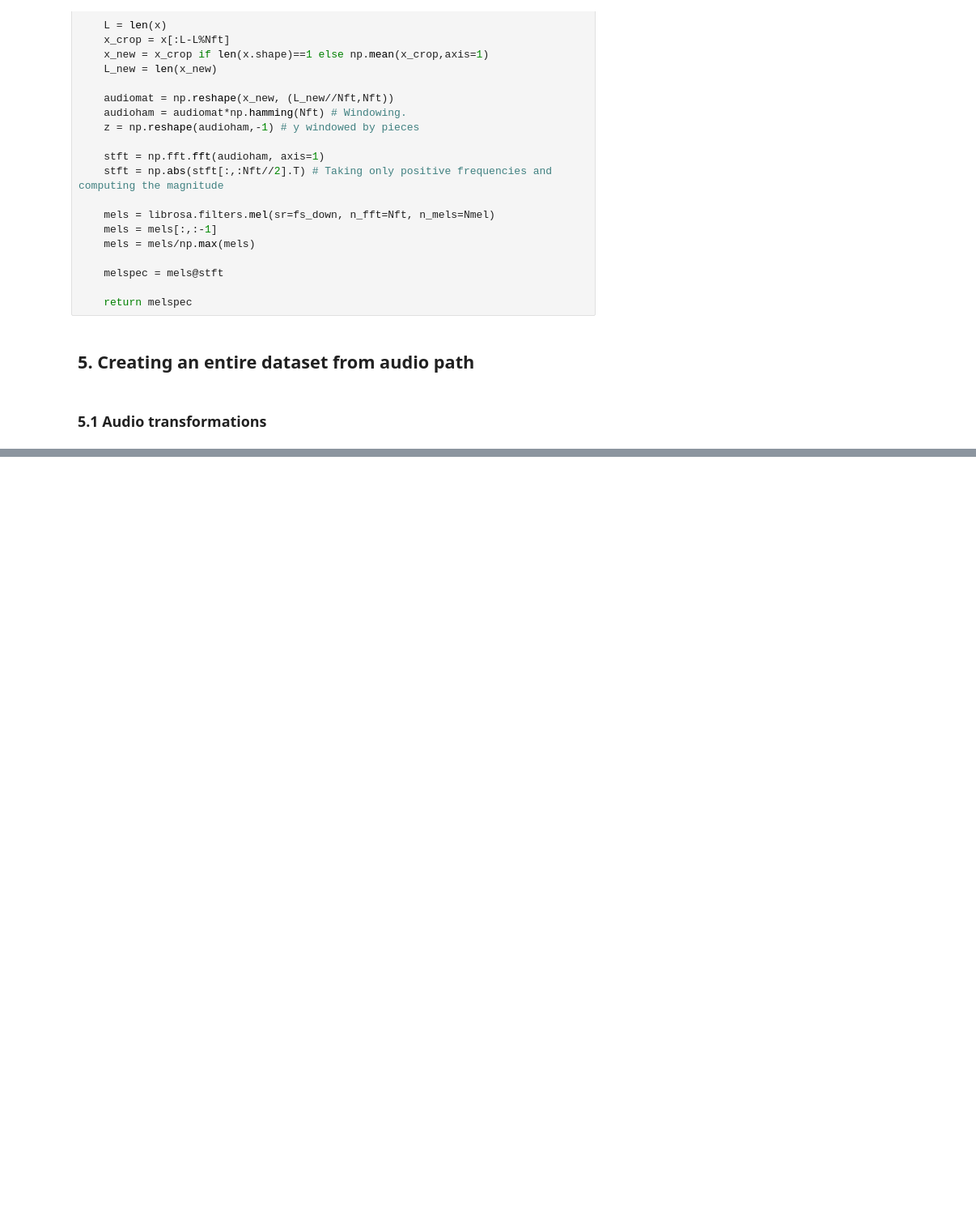
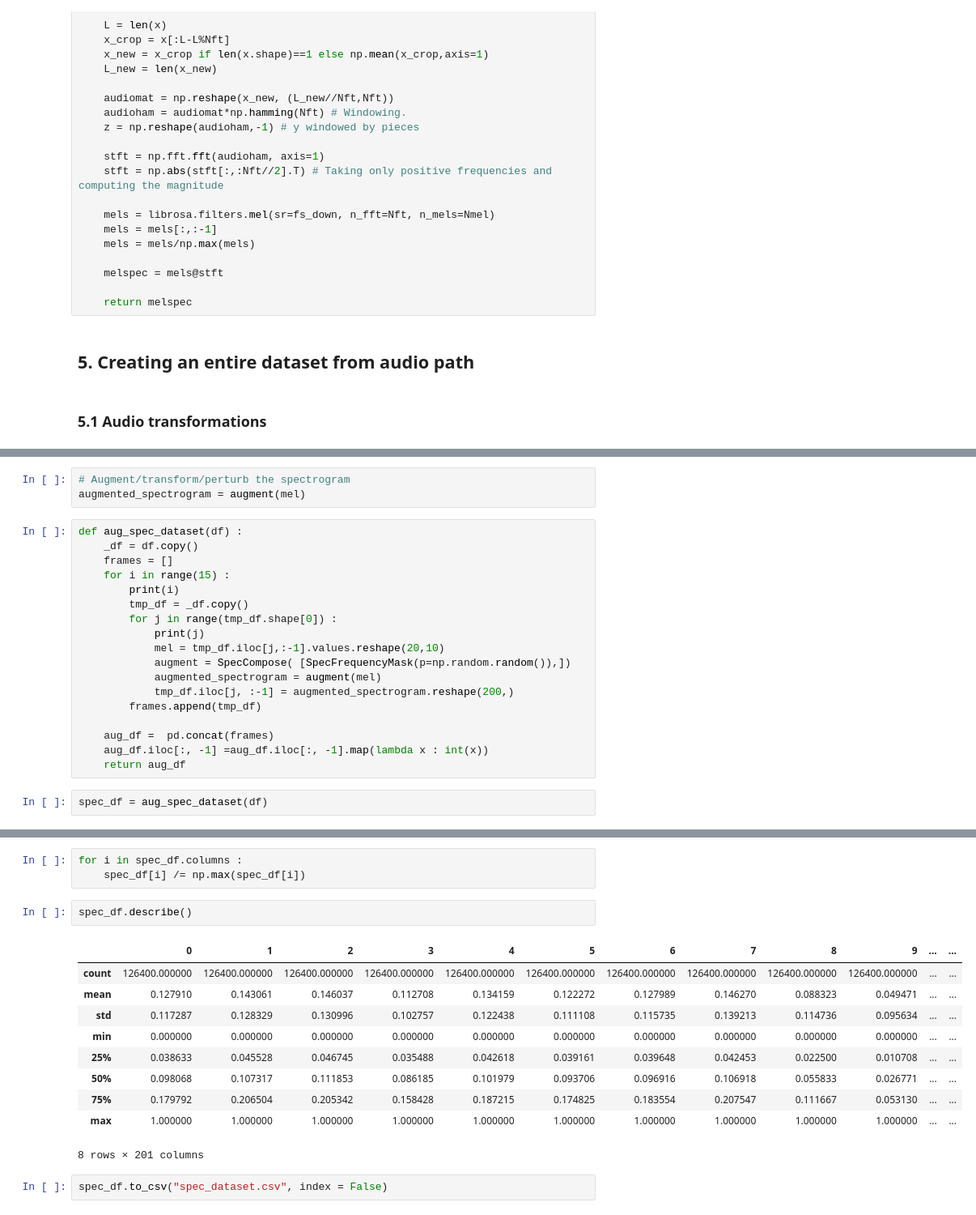
Before and after one commit to martinflor/CNN-ESC50Dataset, a Jupyter notebook: CNN_on_AudioESC50Dataset.ipynb, the cells around one changed output, grey strips where cells are left out. Shown at 81% size. Cells and saved outputs as stored; diff of their text form; blank space fills up the shorter version.

```diff
--- a/CNN_on_AudioESC50Dataset.ipynb
+++ b/CNN_on_AudioESC50Dataset.ipynb
@@ -423,0 +238,23 @@ Time needed :  2.042079210281372
+# %%
+# Augment/transform/perturb the spectrogram
+augmented_spectrogram = augment(mel)
+# %%
+def aug_spec_dataset(df) :
+    _df = df.copy()
+    frames = []
+    for i in range(15) :
+        print(i)
+        tmp_df = _df.copy()
+        for j in range(tmp_df.shape[0]) :
+            print(j)
+            mel = tmp_df.iloc[j,:-1].values.reshape(20,10)
+            augment = SpecCompose( [SpecFrequencyMask(p=np.random.random()),])
+            augmented_spectrogram = augment(mel)
+            tmp_df.iloc[j, :-1] = augmented_spectrogram.reshape(200,)
+        frames.append(tmp_df)
+
+    aug_df =  pd.concat(frames)
+    aug_df.iloc[:, -1] =aug_df.iloc[:, -1].map(lambda x : int(x))
+    return aug_df
+# %%
+spec_df = aug_spec_dataset(df)
@@ -423,0 +279,18 @@ Time needed :  2.042079210281372
+# %%
+for i in spec_df.columns :
+    spec_df[i] /= np.max(spec_df[i])
+# %%
+spec_df.describe()
+# %% [output]
+|  | 0 | 1 | 2 | 3 | 4 | 5 | 6 | 7 | 8 | 9 | ... | ... |
+| count | 126400.000000 | 126400.000000 | 126400.000000 | 126400.000000 | 126400.000000 | 126400.000000 | 126400.000000 | 126400.000000 | 126400.000000 | 126400.000000 | ... | ... |
+| mean | 0.127910 | 0.143061 | 0.146037 | 0.112708 | 0.134159 | 0.122272 | 0.127989 | 0.146270 | 0.088323 | 0.049471 | ... | ... |
+| std | 0.117287 | 0.128329 | 0.130996 | 0.102757 | 0.122438 | 0.111108 | 0.115735 | 0.139213 | 0.114736 | 0.095634 | ... | ... |
+| min | 0.000000 | 0.000000 | 0.000000 | 0.000000 | 0.000000 | 0.000000 | 0.000000 | 0.000000 | 0.000000 | 0.000000 | ... | ... |
+| 25% | 0.038633 | 0.045528 | 0.046745 | 0.035488 | 0.042618 | 0.039161 | 0.039648 | 0.042453 | 0.022500 | 0.010708 | ... | ... |
+| 50% | 0.098068 | 0.107317 | 0.111853 | 0.086185 | 0.101979 | 0.093706 | 0.096916 | 0.106918 | 0.055833 | 0.026771 | ... | ... |
+| 75% | 0.179792 | 0.206504 | 0.205342 | 0.158428 | 0.187215 | 0.174825 | 0.183554 | 0.207547 | 0.111667 | 0.053130 | ... | ... |
+| max | 1.000000 | 1.000000 | 1.000000 | 1.000000 | 1.000000 | 1.000000 | 1.000000 | 1.000000 | 1.000000 | 1.000000 | ... | ... |
+8 rows × 201 columns
+# %%
+spec_df.to_csv("spec_dataset.csv", index = False)
```
Also changed, not shown: parts of 49 cells of this notebook, 1 other file.
